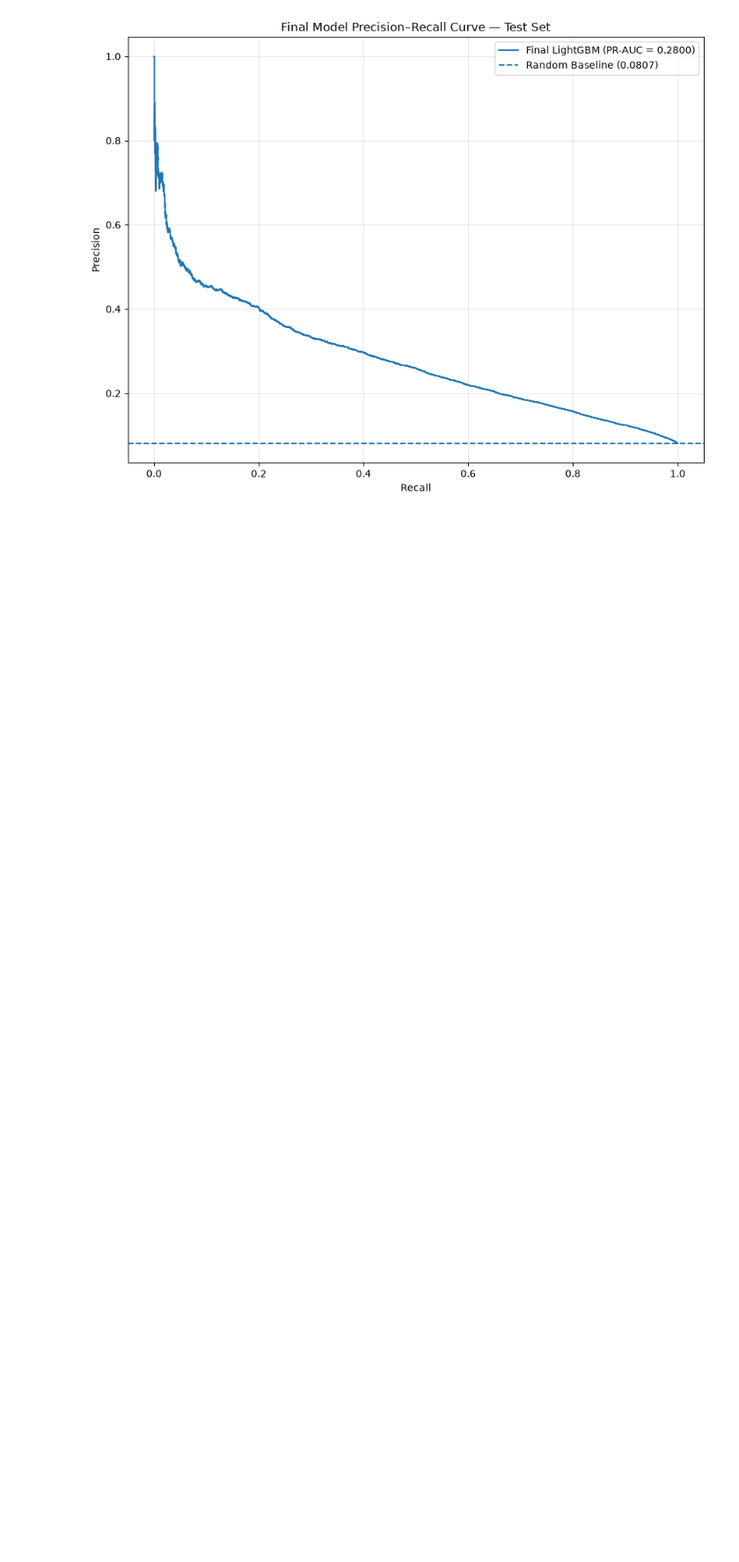
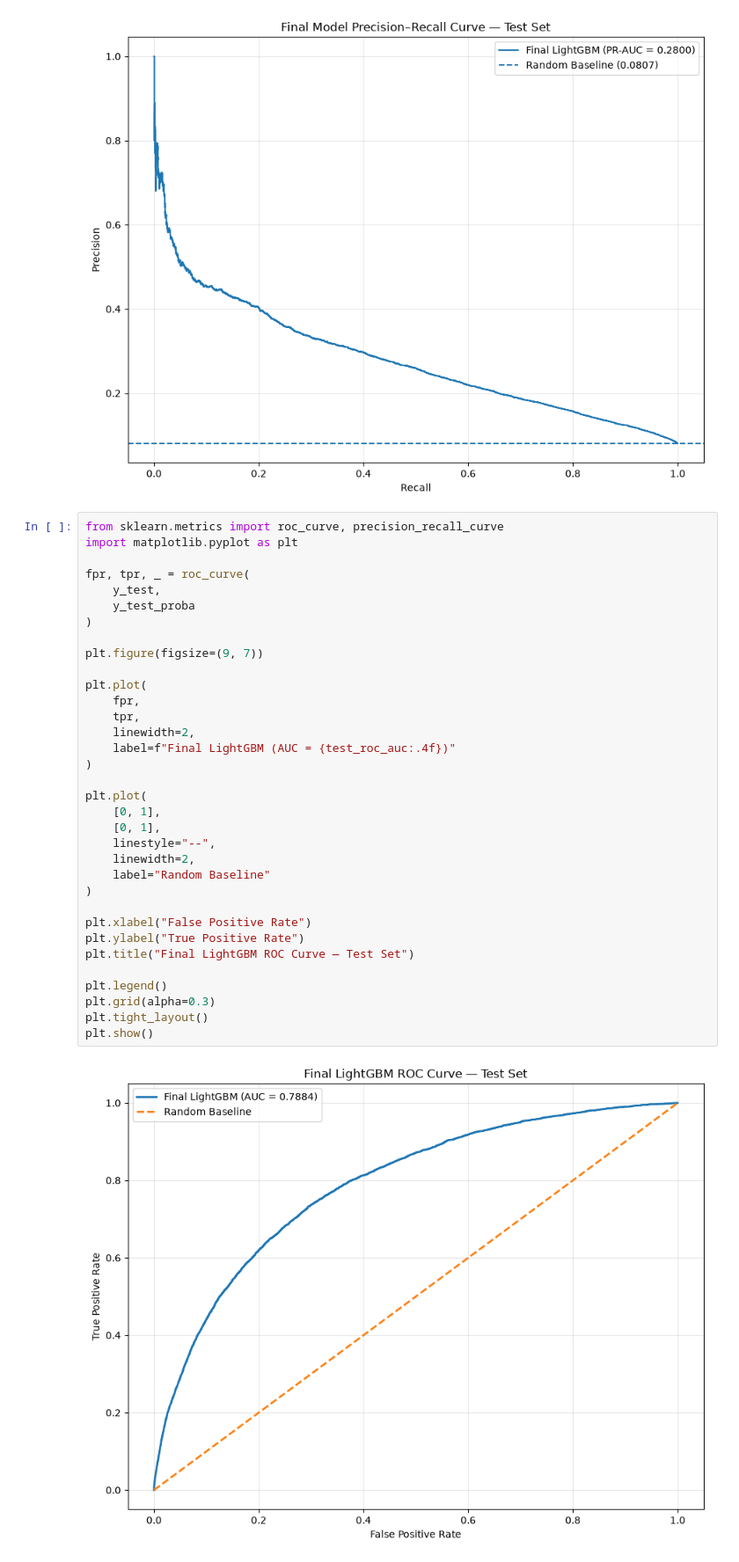
Before and after one commit to arnavanand2005/AI---Finance-Research-Project, a Jupyter notebook: notebooks/05_Model_Evaluation.ipynb, the cells around one changed output. Shown at 88% size. Cells and saved outputs as stored; diff of their text form; blank space fills up the shorter version.

```diff
--- a/notebooks/05_Model_Evaluation.ipynb
+++ b/notebooks/05_Model_Evaluation.ipynb
@@ -241,3 +242,39 @@ plt.tight_layout()
 plt.show()
 # %% [output]
 [figure]
+# %%
+from sklearn.metrics import roc_curve, precision_recall_curve
+import matplotlib.pyplot as plt
+
+fpr, tpr, _ = roc_curve(
+    y_test,
+    y_test_proba
+)
+
+plt.figure(figsize=(9, 7))
+
+plt.plot(
+    fpr,
+    tpr,
+    linewidth=2,
+    label=f"Final LightGBM (AUC = {test_roc_auc:.4f})"
+)
+
+plt.plot(
+    [0, 1],
+    [0, 1],
+    linestyle="--",
+    linewidth=2,
+    label="Random Baseline"
+)
+
+plt.xlabel("False Positive Rate")
+plt.ylabel("True Positive Rate")
+plt.title("Final LightGBM ROC Curve — Test Set")
+
+plt.legend()
+plt.grid(alpha=0.3)
+plt.tight_layout()
+plt.show()
+# %% [output]
+[figure, added]
```
Also changed, not shown: parts of 8 cells of this notebook, 5 other files.
